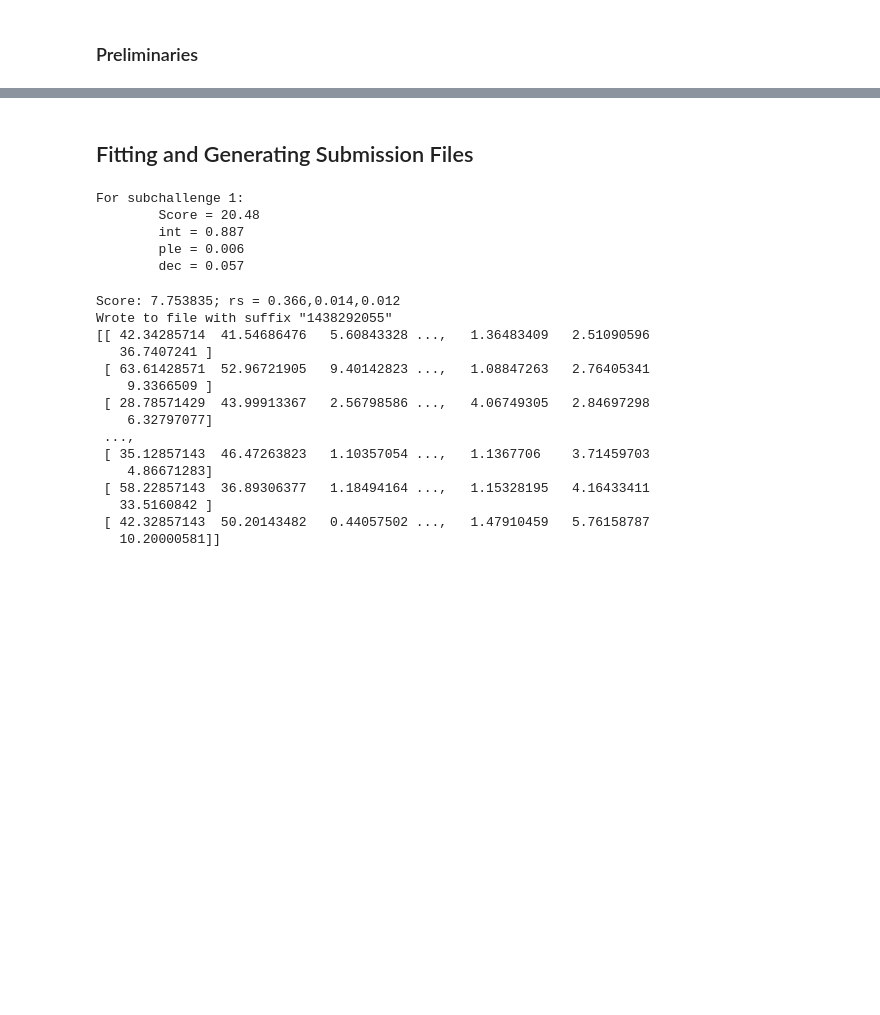
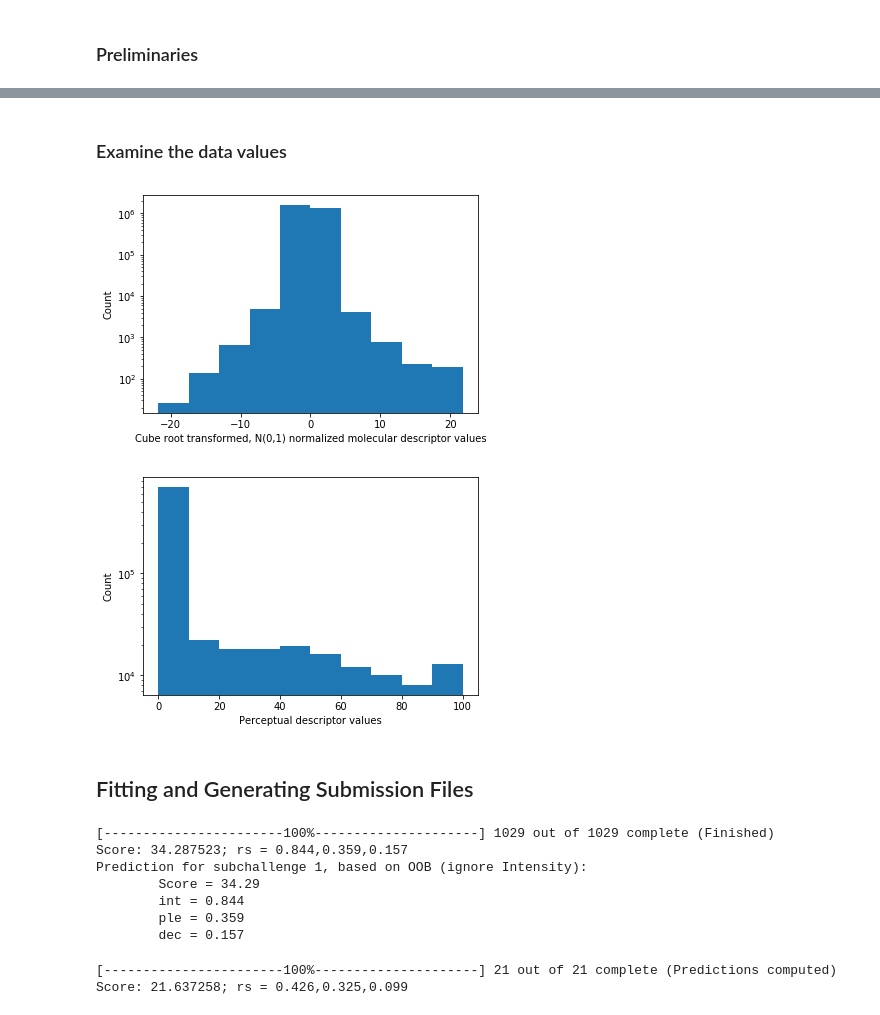
Before and after one commit to dream-olfaction/olfaction-prediction, a Jupyter notebook: opc_python/gerkin/challenge1.ipynb, the cells around one changed output, grey strips where cells are left out. Saved outputs shown, nothing was run; the diff lists cells and outputs as text; code cells hidden in the pictures; blank space fills up the shorter version.

```diff
--- a/opc_python/gerkin/challenge1.ipynb
+++ b/opc_python/gerkin/challenge1.ipynb
@@ -253,0 +42,3 @@ plt.xlabel('Perceptual descriptor values')
+# %%
+molecular_data = loading.get_molecular_data(['dragon'],all_CIDs)
+molecular_data.head()
@@ -253,0 +57,4 @@ plt.xlabel('Perceptual descriptor values')
+# %%
+# Load the perceptual descriptors data.
+perceptual_data = loading.load_perceptual_data(['training','leaderboard'])
+perceptual_data.head()
@@ -253,0 +88,6 @@ plt.xlabel('Perceptual descriptor values')
+# %%
+Y_tl = dream.make_Y(perceptual_data)
+# We must also have an imputed version that we can use as input to the algorithm since it will not work with NaNs.
+Y_tl_imputed = dream.make_Y(perceptual_data, imputer='median')
+Y_tl_gold = dream.make_Y(perceptual_data, concentration='gold')
+Y_tl.head()
@@ -253,0 +110,3 @@ plt.xlabel('Perceptual descriptor values')
+# %%
+all_CID_dilutions = loading.get_CID_dilutions(['training','leaderboard','testset'])
+X_all = dream.make_X(molecular_data,all_CID_dilutions)[0]
@@ -254,2 +157,18 @@ plt.xlabel('Perceptual descriptor values')
+# %% [markdown]
+### Examine the data values
+# %%
+# Show the range of values for the molecular and perceptual descriptors.
+plt.hist(X_all.drop(['dilution','mean_dilution'],1).values.ravel())
+plt.yscale('log')
+plt.ylabel('Count')
+plt.xlabel('Cube root transformed, N(0,1) normalized molecular descriptor values')
+plt.figure()
+plt.hist(Y_tl.fillna(Y_tl.median(),axis=0).values.ravel())
+plt.yscale('log')
+plt.ylabel('Count')
+plt.xlabel('Perceptual descriptor values');
+# %% [output]
+[figure, added]
+[figure, added]
 # %% [markdown]
 ## Fitting and Generating Submission Files
@@ -273,31 +181,21 @@ et = {'int':True,
 # %%
-# Fit training data.  Ignoring warning that arises if too few trees are used.
-rfcs_leaderboard,score,rs = fit1.rfc_final(X_training,Y_training['subject'],
-                            max_features,min_samples_leaf,max_depth,et,
+# Fit training data (not counting leaderboard data). Ignoring warning that arises if too few trees are used.
+rfcs_leaderboard,score,rs = fit1.rfc_final(X_training,Y_training,
+                            max_features,min_samples_leaf,max_depth,use_et,regularize=regularize,
                             n_estimators=n_estimators)
 # %% [output]
-For subchallenge 1:
-        Score = 20.48
-        int = 0.887
-        ple = 0.006
-        dec = 0.057
+[-----------------------100%---------------------] 1029 out of 1029 complete (Finished)
+Score: 34.287523; rs = 0.844,0.359,0.157
+Prediction for subchallenge 1, based on OOB (ignore Intensity):
+        Score = 34.29
+        int = 0.844
+        ple = 0.359
+        dec = 0.157
 # %%
-_ = loading.make_prediction_files(rfcs_leaderboard,X_leaderboard_int,X_leaderboard_other,'leaderboard',1,Y_test=Y_leaderboard,write=write)
-print(_['subject'][1]) # Print values for subject 1 to make sure it looks right.
+Y_leaderboard_predicted = dream.make_prediction_files(rfcs_leaderboard,X_leaderboard,'leaderboard',1,
+                                                      Y_test=Y_leaderboard,write=False)
+#print(Y_leaderboard_predicted[1]) # Print values for subject 1 to make sure it looks right.
 # %% [output]
-Score: 7.753835; rs = 0.366,0.014,0.012
-Wrote to file with suffix "1438292055"
-[[ 42.34285714  41.54686476   5.60843328 ...,   1.36483409   2.51090596
-   36.7407241 ]
- [ 63.61428571  52.96721905   9.40142823 ...,   1.08847263   2.76405341
-    9.3366509 ]
- [ 28.78571429  43.99913367   2.56798586 ...,   4.06749305   2.84697298
-    6.32797077]
- ...,
- [ 35.12857143  46.47263823   1.10357054 ...,   1.1367706    3.71459703
-    4.86671283]
- [ 58.22857143  36.89306377   1.18494164 ...,   1.15328195   4.16433411
-   33.5160842 ]
- [ 42.32857143  50.20143482   0.44057502 ...,   1.47910459   5.76158787
-   10.20000581]]
+[-----------------------100%---------------------] 21 out of 21 complete (Predictions computed)
+Score: 21.637258; rs = 0.426,0.325,0.099
 # %%
```
Also changed, not shown: parts of 41 cells of this notebook, 7 other files.
